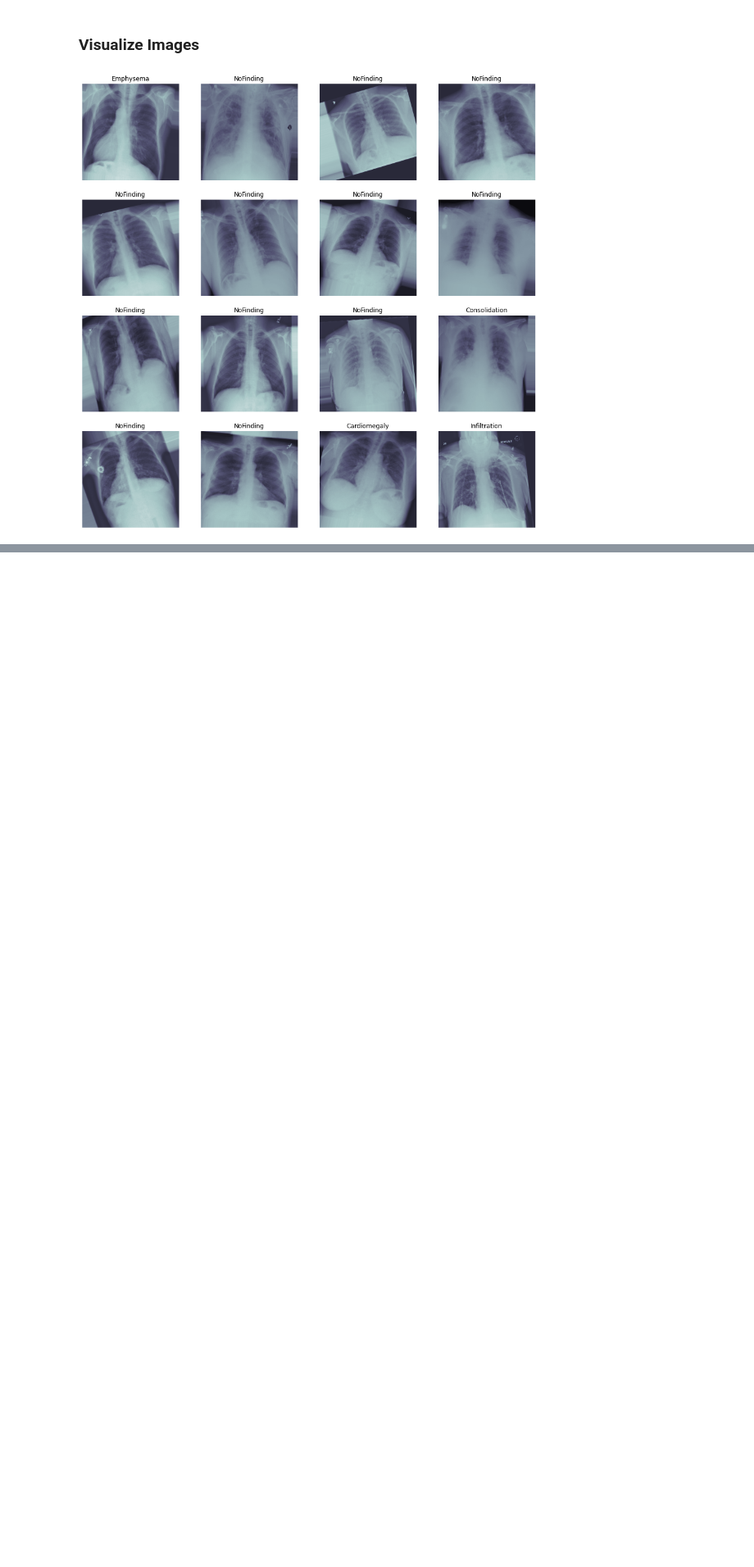
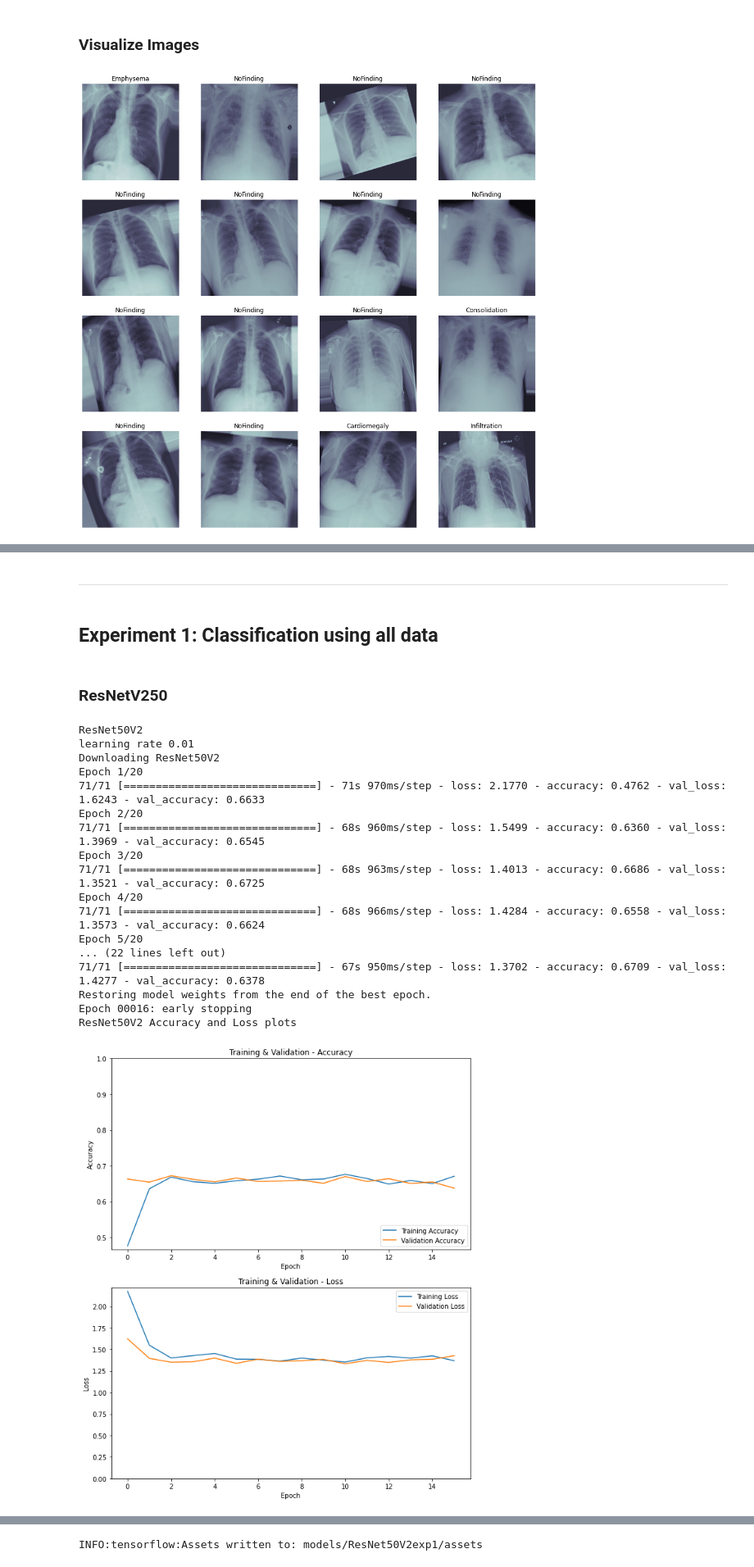
Before and after one commit to jayhombal/covid19-image-detection, a Jupyter notebook: notebooks/COVID-19-Image-Classification-phase1.ipynb, the cells around one changed output, grey strips where cells are left out. Shown: that part at 82% size. Cells and saved outputs as stored; diff of their text form; code cells hidden in the pictures; blank space fills up the shorter version.

```diff
--- a/notebooks/COVID-19-Image-Classification-phase1.ipynb
+++ b/notebooks/COVID-19-Image-Classification-phase1.ipynb
@@ -82,6 +125,9 @@ log_folder = 'logs' # logs folder
 # %%
-nih_xrays_train_df = pd.read_csv('data/processed/prepared_train_data_entry_2017.csv')
-nih_xrays_valid_df = pd.read_csv('data/processed/prepared_valid_data_entry_2017.csv')
+def load_data():
+    nih_xrays_train_df = pd.read_csv('data/processed/prepared_train_data_entry_2017.csv')
+    nih_xrays_valid_df = pd.read_csv('data/processed/prepared_valid_data_entry_2017.csv')
+    return nih_xrays_train_df,nih_xrays_valid_df
+nih_xrays_train_df, nih_xrays_valid_df = load_data()
 # %%
 # Get fourteen unique diagnosis
 # It is a function that takes a series of iterables and returns one iterable
@@ -156,0 +145,6 @@ Found 18171 validated image filenames belonging to 15 classes.
+# %%
+from keras.applications.resnet_v2 import preprocess_input
+from keras.preprocessing.image import ImageDataGenerator
+
+train_generator = train_model.get_image_data_generator(nih_xrays_train_df,batch_size=BATCH_SIZE,image_size=IMAGE_SIZE,lables=all_labels,shuffle=True,seed=SEED)
+valid_generator = train_model.get_image_data_generator(nih_xrays_train_df,batch_size=BATCH_SIZE,image_size=IMAGE_SIZE,lables=all_labels,shuffle=True,seed=SEED)
@@ -242,0 +166,32 @@ Fine-Tuned ResNet50V2 Accuracy and Loss plots
+# %% [markdown]
+---
+# %% [markdown]
+## Experiment 1: Classification using all data
+# %% [markdown]
+### ResNetV250
+# %%
+model_name = PRETRAINED_MODELS[0]
+model = train_and_validate_model(model_name = model_name,
+                                 train_generator=train_generator,
+                                 valid_generator=valid_generator)
+# for now saving resnetv2 as best model
+model.save('models/'+ model_name + 'exp1')
+# %% [output]
+ResNet50V2
+learning rate 0.01
+Downloading ResNet50V2
+Epoch 1/20
+71/71 [==============================] - 71s 970ms/step - loss: 2.1770 - accuracy: 0.4762 - val_loss: 1.6243 - val_accuracy: 0.6633
+Epoch 2/20
+71/71 [==============================] - 68s 960ms/step - loss: 1.5499 - accuracy: 0.6360 - val_loss: 1.3969 - val_accuracy: 0.6545
+Epoch 3/20
+71/71 [==============================] - 68s 963ms/step - loss: 1.4013 - accuracy: 0.6686 - val_loss: 1.3521 - val_accuracy: 0.6725
+Epoch 4/20
+71/71 [==============================] - 68s 966ms/step - loss: 1.4284 - accuracy: 0.6558 - val_loss: 1.3573 - val_accuracy: 0.6624
+Epoch 5/20
+... (22 lines left out)
+71/71 [==============================] - 67s 950ms/step - loss: 1.3702 - accuracy: 0.6709 - val_loss: 1.4277 - val_accuracy: 0.6378
+Restoring model weights from the end of the best epoch.
+Epoch 00016: early stopping
+ResNet50V2 Accuracy and Loss plots
+[figure, added]
@@ -242,0 +219 @@ Fine-Tuned ResNet50V2 Accuracy and Loss plots
+INFO:tensorflow:Assets written to: models/ResNet50V2exp1/assets
```
Also changed, not shown: parts of 49 cells of this notebook, 7 other files.
